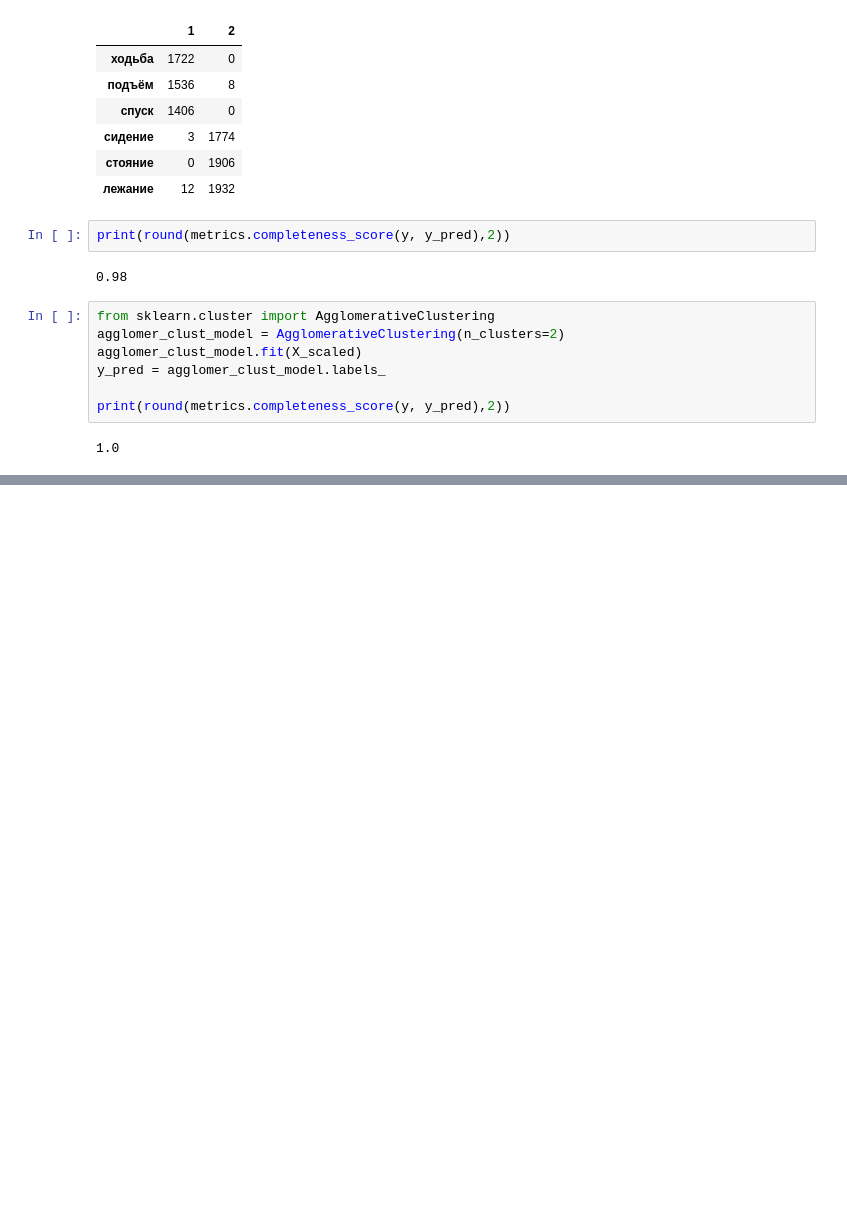
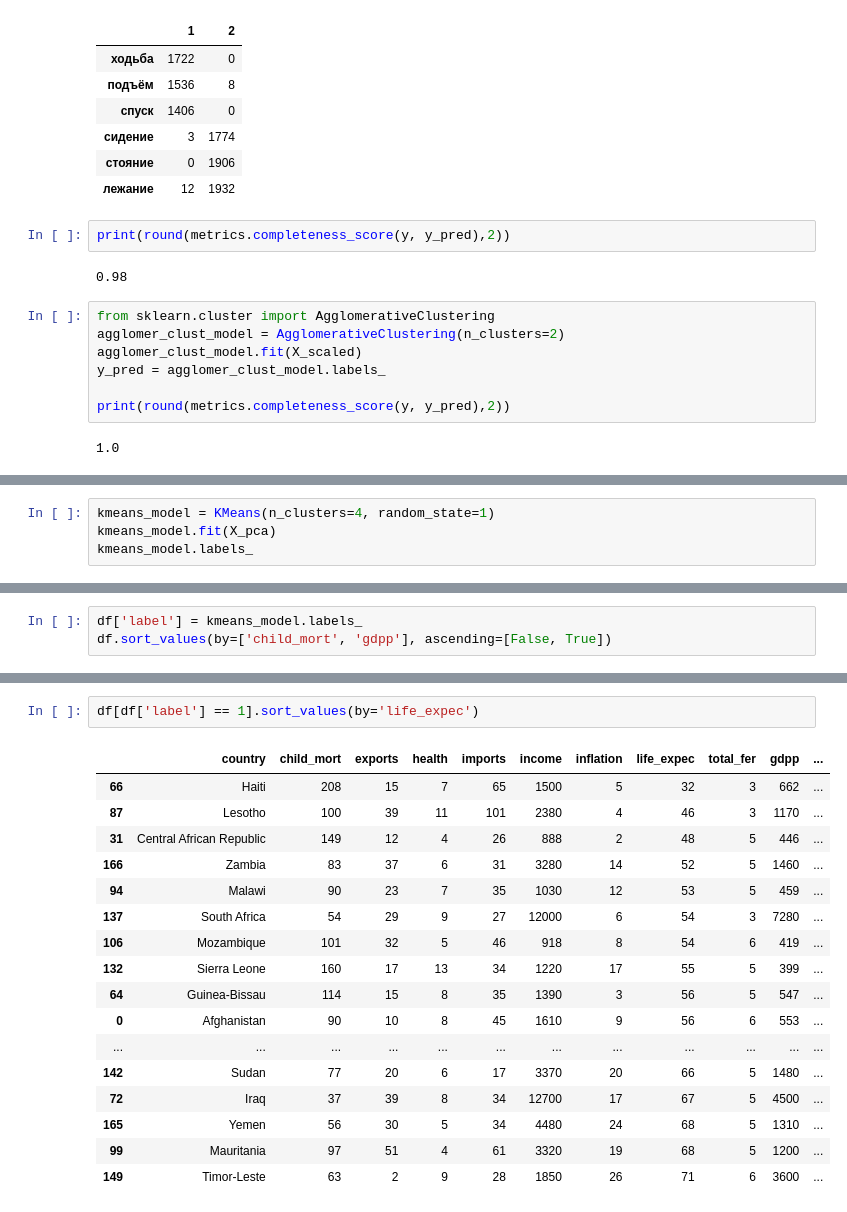
Before and after one commit to Nadarsa/sf_data_science, a Jupyter notebook: Math & ML/practice.ipynb, the cells around one changed output, grey strips where cells are left out. Cells and saved outputs as stored; diff of their text form; blank space fills up the shorter version.

```diff
--- a/Math & ML/practice.ipynb
+++ b/Math & ML/practice.ipynb
@@ -2266,0 +2454,4 @@ print(round(metrics.completeness_score(y, y_pred),2))
+# %%
+kmeans_model = KMeans(n_clusters=4, random_state=1)
+kmeans_model.fit(X_pca)
+kmeans_model.labels_
@@ -2266,0 +2467,3 @@ print(round(metrics.completeness_score(y, y_pred),2))
+# %%
+df['label'] = kmeans_model.labels_
+df.sort_values(by=['child_mort', 'gdpp'], ascending=[False, True])
@@ -2266,0 +2484,20 @@ print(round(metrics.completeness_score(y, y_pred),2))
+# %%
+df[df['label'] == 1].sort_values(by='life_expec')
+# %% [output]
+|  | country | child_mort | exports | health | imports | income | inflation | life_expec | total_fer | gdpp | ... |
+| 66 | Haiti | 208 | 15 | 7 | 65 | 1500 | 5 | 32 | 3 | 662 | ... |
+| 87 | Lesotho | 100 | 39 | 11 | 101 | 2380 | 4 | 46 | 3 | 1170 | ... |
+| 31 | Central African Republic | 149 | 12 | 4 | 26 | 888 | 2 | 48 | 5 | 446 | ... |
+| 166 | Zambia | 83 | 37 | 6 | 31 | 3280 | 14 | 52 | 5 | 1460 | ... |
+| 94 | Malawi | 90 | 23 | 7 | 35 | 1030 | 12 | 53 | 5 | 459 | ... |
+| 137 | South Africa | 54 | 29 | 9 | 27 | 12000 | 6 | 54 | 3 | 7280 | ... |
+| 106 | Mozambique | 101 | 32 | 5 | 46 | 918 | 8 | 54 | 6 | 419 | ... |
+| 132 | Sierra Leone | 160 | 17 | 13 | 34 | 1220 | 17 | 55 | 5 | 399 | ... |
+| 64 | Guinea-Bissau | 114 | 15 | 8 | 35 | 1390 | 3 | 56 | 5 | 547 | ... |
+| 0 | Afghanistan | 90 | 10 | 8 | 45 | 1610 | 9 | 56 | 6 | 553 | ... |
+| ... | ... | ... | ... | ... | ... | ... | ... | ... | ... | ... | ... |
+| 142 | Sudan | 77 | 20 | 6 | 17 | 3370 | 20 | 66 | 5 | 1480 | ... |
+| 72 | Iraq | 37 | 39 | 8 | 34 | 12700 | 17 | 67 | 5 | 4500 | ... |
+| 165 | Yemen | 56 | 30 | 5 | 34 | 4480 | 24 | 68 | 5 | 1310 | ... |
+| 99 | Mauritania | 97 | 51 | 4 | 61 | 3320 | 19 | 68 | 5 | 1200 | ... |
+| 149 | Timor-Leste | 63 | 2 | 9 | 28 | 1850 | 26 | 71 | 6 | 3600 | ... |
```
Also changed, not shown: parts of 25 cells of this notebook, 1 other file.
